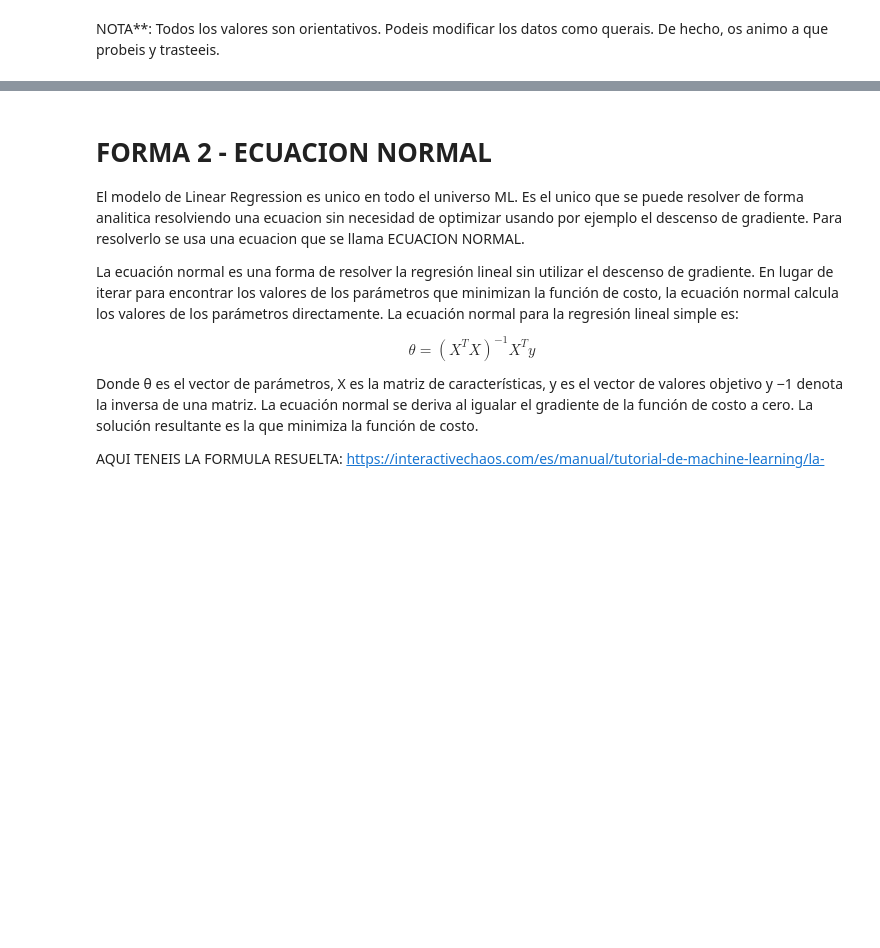
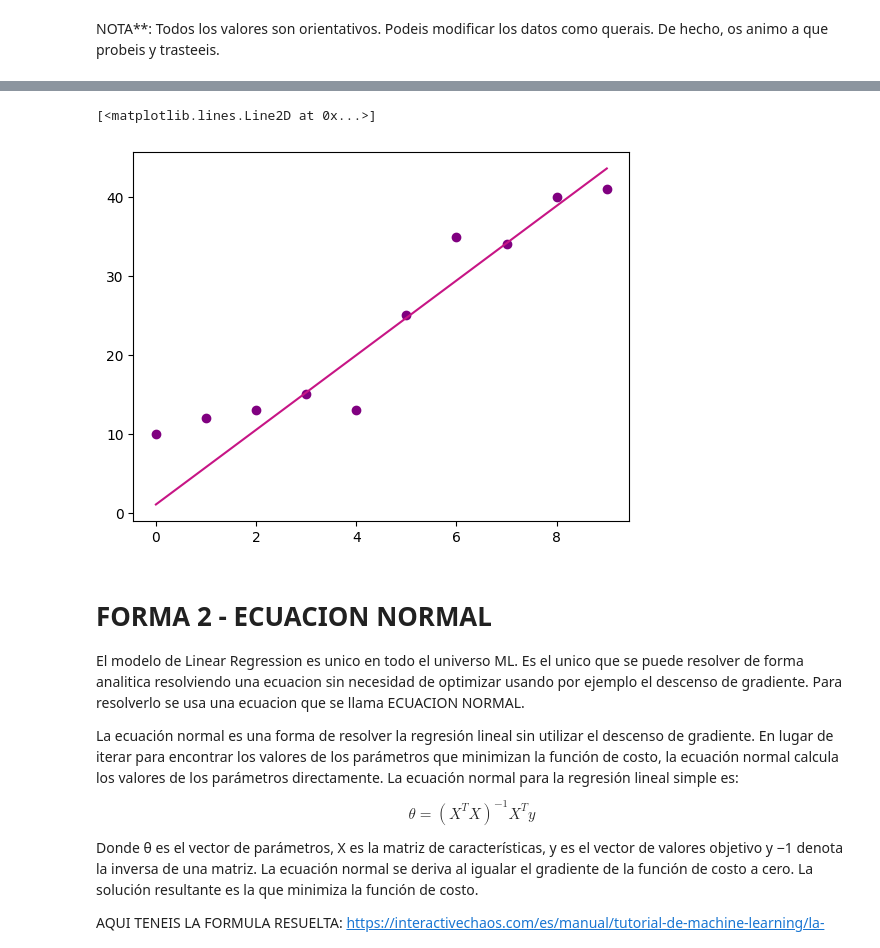
Before and after one commit to pauuulaa/Machine-Learning, a Jupyter notebook: mini_proyecto_GD.ipynb, the cells around one changed output, grey strips where cells are left out. Saved outputs shown, nothing was run; the diff lists cells and outputs as text; code cells hidden in the pictures; blank space fills up the shorter version.

```diff
--- a/mini_proyecto_GD.ipynb
+++ b/mini_proyecto_GD.ipynb
@@ -38,3 +95,9 @@ import os
+# %%
+plt.scatter(x, y, color='purple')
+plt.plot(x, m*x + c, color = 'mediumvioletred')
+# %% [output]
+[<matplotlib.lines.Line2D at 0x...>]
+[figure, added]
 # %% [markdown]
 # FORMA 2 - ECUACION NORMAL
 
```
Also changed, not shown: parts of 9 cells of this notebook, 1 other file.
